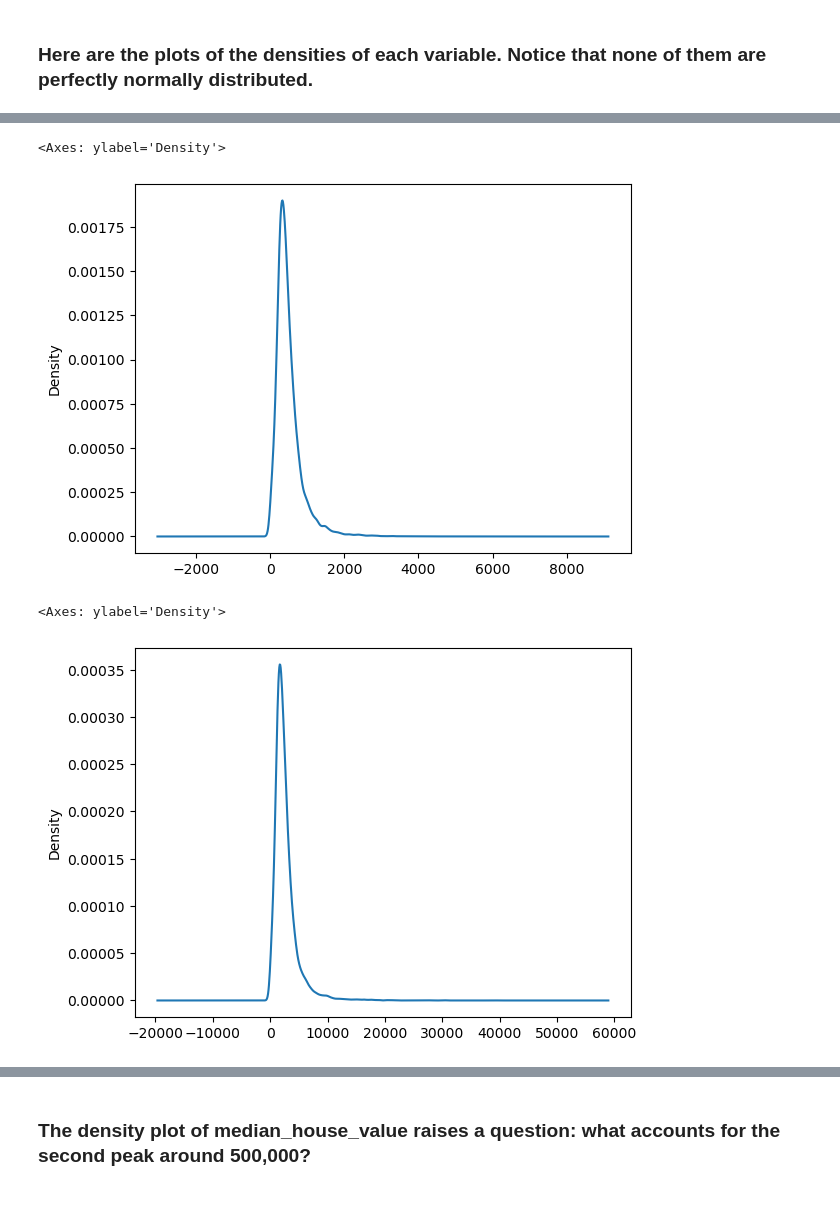
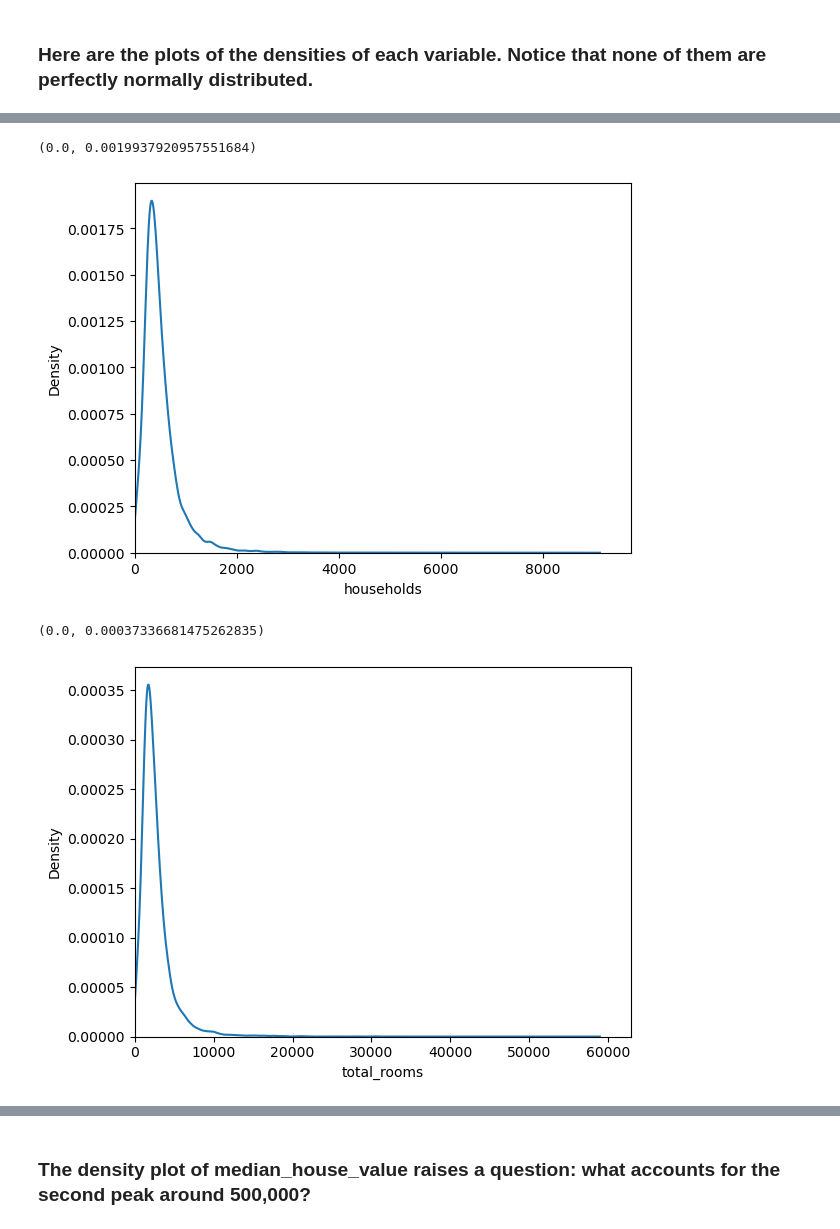
Before and after one commit to VarunAnanth2003/example-kaggle-analysis, a Jupyter notebook: notebooks/exploratory.ipynb, the cells around one changed output, grey strips where cells are left out. Saved outputs shown, nothing was run; the diff lists cells and outputs as text; code cells hidden in the pictures; blank space fills up the shorter version.

```diff
--- a/notebooks/exploratory.ipynb
+++ b/notebooks/exploratory.ipynb
@@ -53,15 +56,21 @@ data['housing_median_age'].plot(kind='density')
 # %%
 plt.figure()
 data['households'].plot(kind='density')
+plt.xlabel('households')
+plt.xlim(0,)
+plt.ylim(0,)
 # %% [output]
-<Axes: ylabel='Density'>
+(0.0, 0.0019937920957551684)
-[figure, old version]
+[figure, new version]
 # %%
 plt.figure()
 data['total_rooms'].plot(kind='density')
+plt.xlabel('total_rooms')
+plt.xlim(0,)
+plt.ylim(0,)
 # %% [output]
-<Axes: ylabel='Density'>
+(0.0, 0.00037336681475262835)
-[figure, old version]
+[figure, new version]
 # %%
 plt.figure()
 data['total_bedrooms'].plot(kind='density')
```
Also changed, not shown: parts of 21 cells of this notebook.
